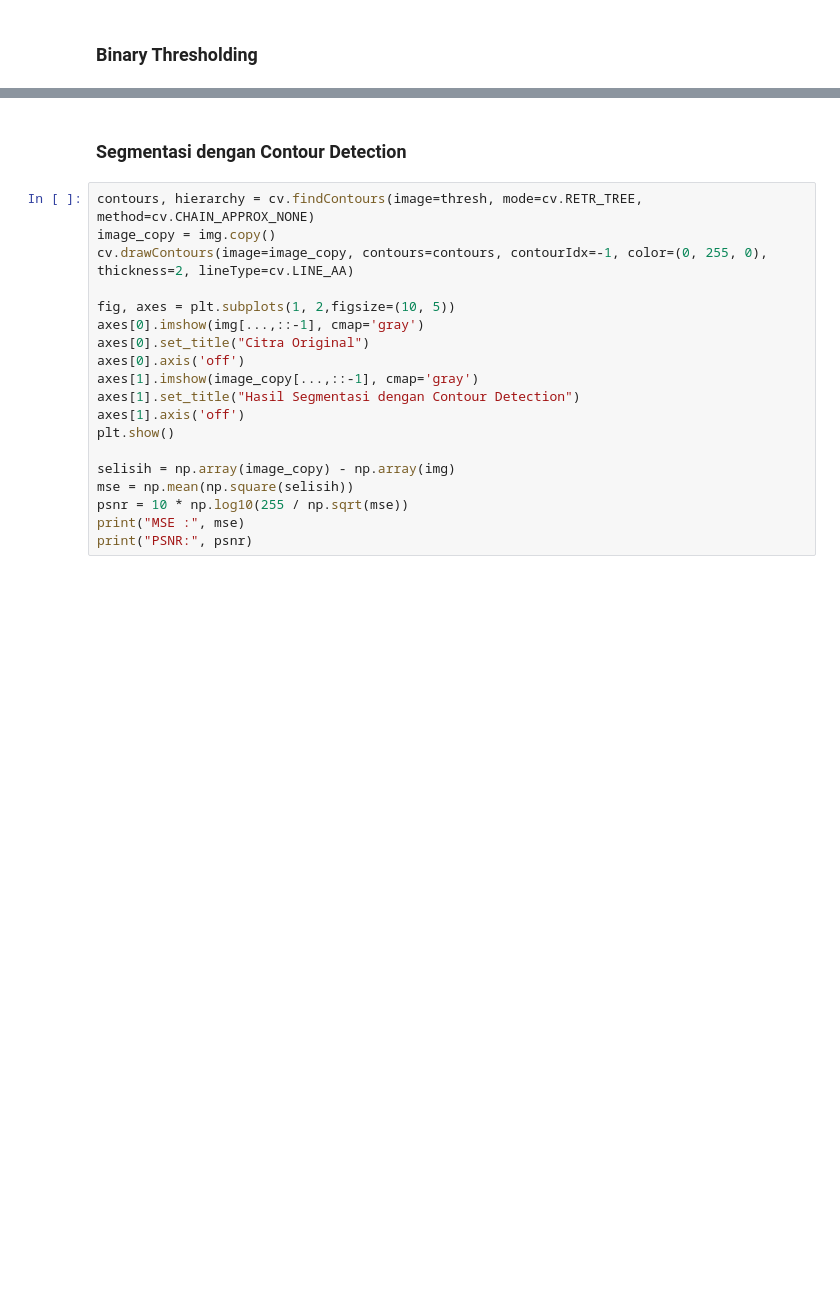
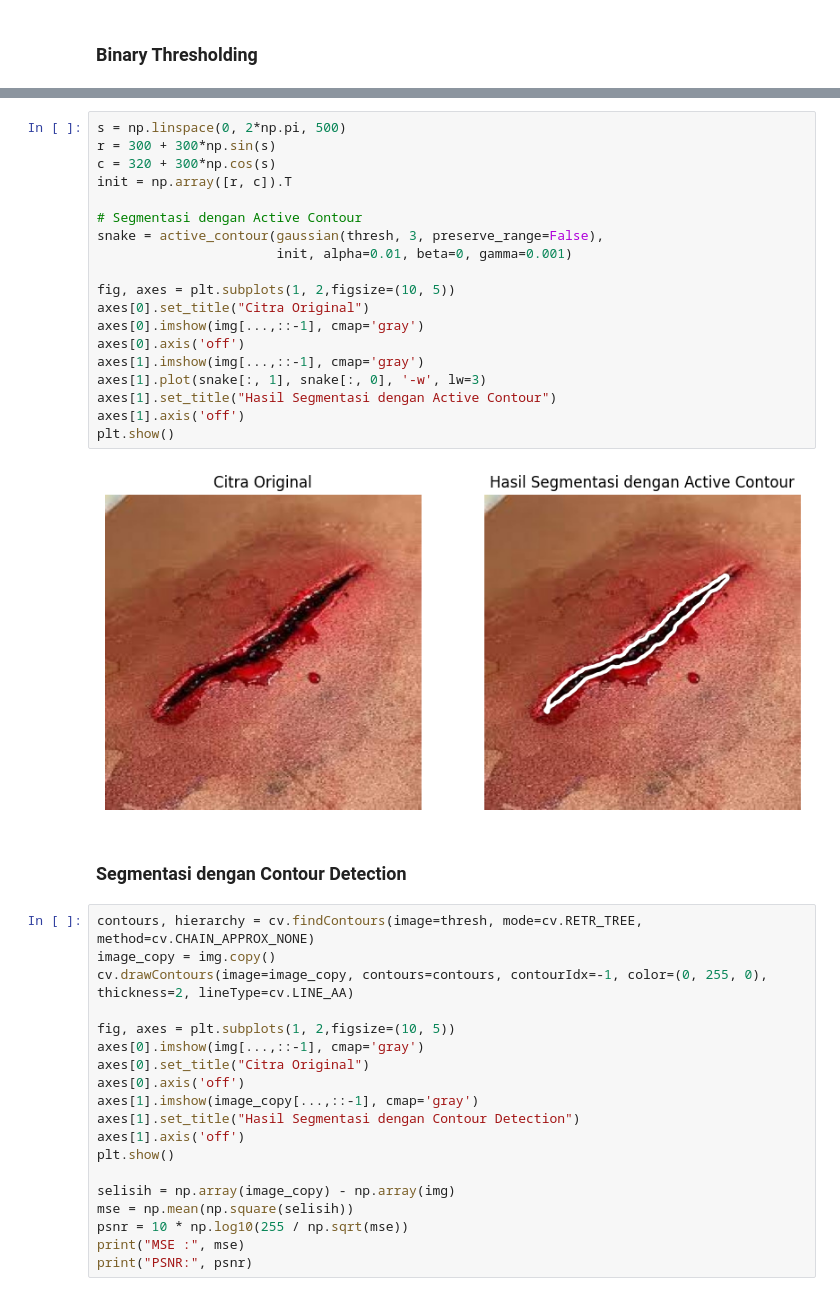
Before and after one commit to sajidannn/deteksi_luka_active_contour, a Jupyter notebook: Project_PCD_Kelompok_3.ipynb, the cells around one changed output, grey strips where cells are left out. Saved outputs shown, nothing was run; the diff lists cells and outputs as text; blank space fills up the shorter version.

```diff
--- a/Project_PCD_Kelompok_3.ipynb
+++ b/Project_PCD_Kelompok_3.ipynb
@@ -142,3 +158,24 @@ plt.show()
+# %%
+s = np.linspace(0, 2*np.pi, 500)
+r = 300 + 300*np.sin(s)
+c = 320 + 300*np.cos(s)
+init = np.array([r, c]).T
+
+# Segmentasi dengan Active Contour
+snake = active_contour(gaussian(thresh, 3, preserve_range=False),
+                       init, alpha=0.01, beta=0, gamma=0.001)
+
+fig, axes = plt.subplots(1, 2,figsize=(10, 5))
+axes[0].set_title("Citra Original")
+axes[0].imshow(img[...,::-1], cmap='gray')
+axes[0].axis('off')
+axes[1].imshow(img[...,::-1], cmap='gray')
+axes[1].plot(snake[:, 1], snake[:, 0], '-w', lw=3)
+axes[1].set_title("Hasil Segmentasi dengan Active Contour")
+axes[1].axis('off')
+plt.show()
+# %% [output]
+[figure, added]
 # %% [markdown]
 ### Segmentasi dengan Contour Detection
 # %%
```
Also changed, not shown: parts of 19 cells of this notebook.
